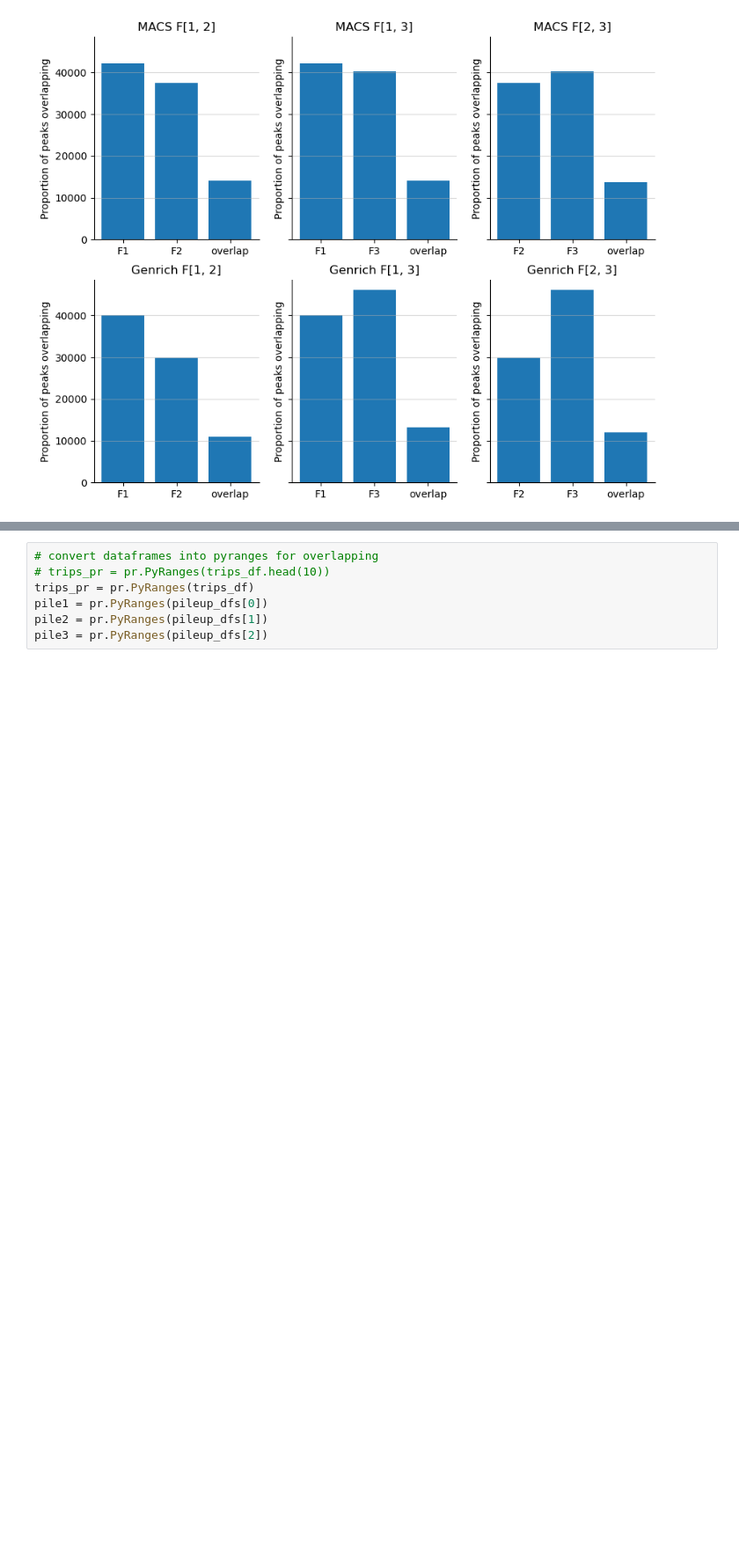
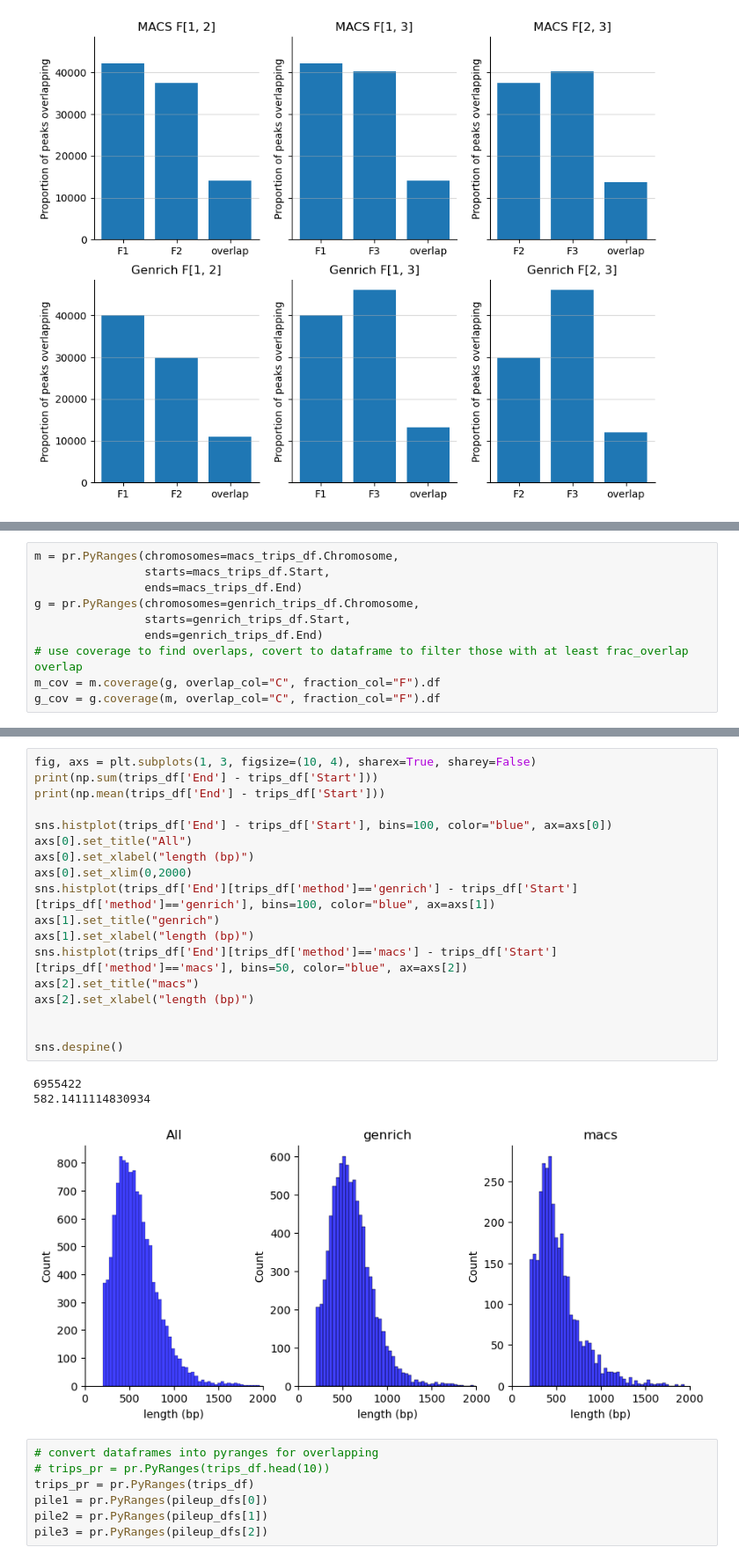
Before and after one commit to brian-arnold/STARRseq_code, a Jupyter notebook: notebooks/02_compare_peak_callers_across_bioreps.ipynb, the cells around one changed output, grey strips where cells are left out. Shown: that part at 88% size. Drawn from its saved outputs; the diff is of its cells as text; blank space fills up the shorter version.

```diff
--- a/notebooks/02_compare_peak_callers_across_bioreps.ipynb
+++ b/notebooks/02_compare_peak_callers_across_bioreps.ipynb
@@ -498,0 +493,10 @@ Length: 8652, dtype: int64
+# %%
+m = pr.PyRanges(chromosomes=macs_trips_df.Chromosome,
+                starts=macs_trips_df.Start,
+                ends=macs_trips_df.End)
+g = pr.PyRanges(chromosomes=genrich_trips_df.Chromosome,
+                starts=genrich_trips_df.Start,
+                ends=genrich_trips_df.End)
+# use coverage to find overlaps, covert to dataframe to filter those with at least frac_overlap overlap
+m_cov = m.coverage(g, overlap_col="C", fraction_col="F").df
+g_cov = g.coverage(m, overlap_col="C", fraction_col="F").df
@@ -499,3 +551,25 @@ Length: 8652, dtype: int64
+# %%
+fig, axs = plt.subplots(1, 3, figsize=(10, 4), sharex=True, sharey=False)
+print(np.sum(trips_df['End'] - trips_df['Start']))
+print(np.mean(trips_df['End'] - trips_df['Start']))
+
+sns.histplot(trips_df['End'] - trips_df['Start'], bins=100, color="blue", ax=axs[0])
+axs[0].set_title("All")
+axs[0].set_xlabel("length (bp)")
+axs[0].set_xlim(0,2000)
+sns.histplot(trips_df['End'][trips_df['method']=='genrich'] - trips_df['Start'][trips_df['method']=='genrich'], bins=100, color="blue", ax=axs[1])
+axs[1].set_title("genrich")
+axs[1].set_xlabel("length (bp)")
+sns.histplot(trips_df['End'][trips_df['method']=='macs'] - trips_df['Start'][trips_df['method']=='macs'], bins=50, color="blue", ax=axs[2])
+axs[2].set_title("macs")
+axs[2].set_xlabel("length (bp)")
+
+
+sns.despine()
+# %% [output]
+6955422
+582.1411114830934
+[figure, added]
 # %%
 # convert dataframes into pyranges for overlapping
 # trips_pr = pr.PyRanges(trips_df.head(10))
```
Also changed, not shown: parts of 32 cells of this notebook, 34 other files.
